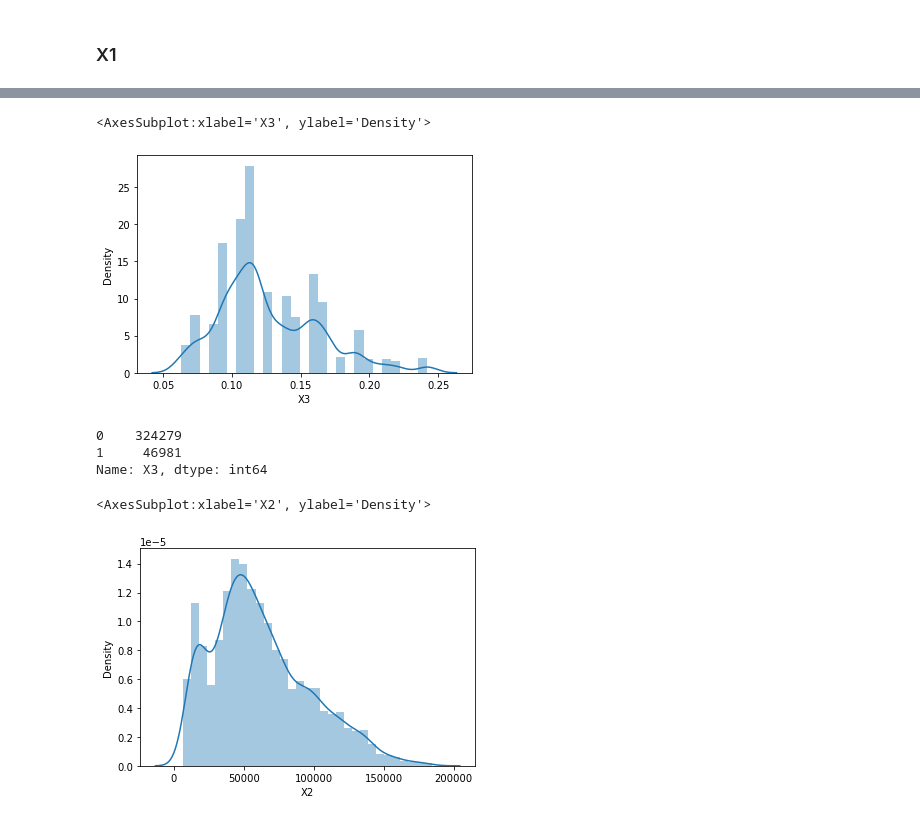
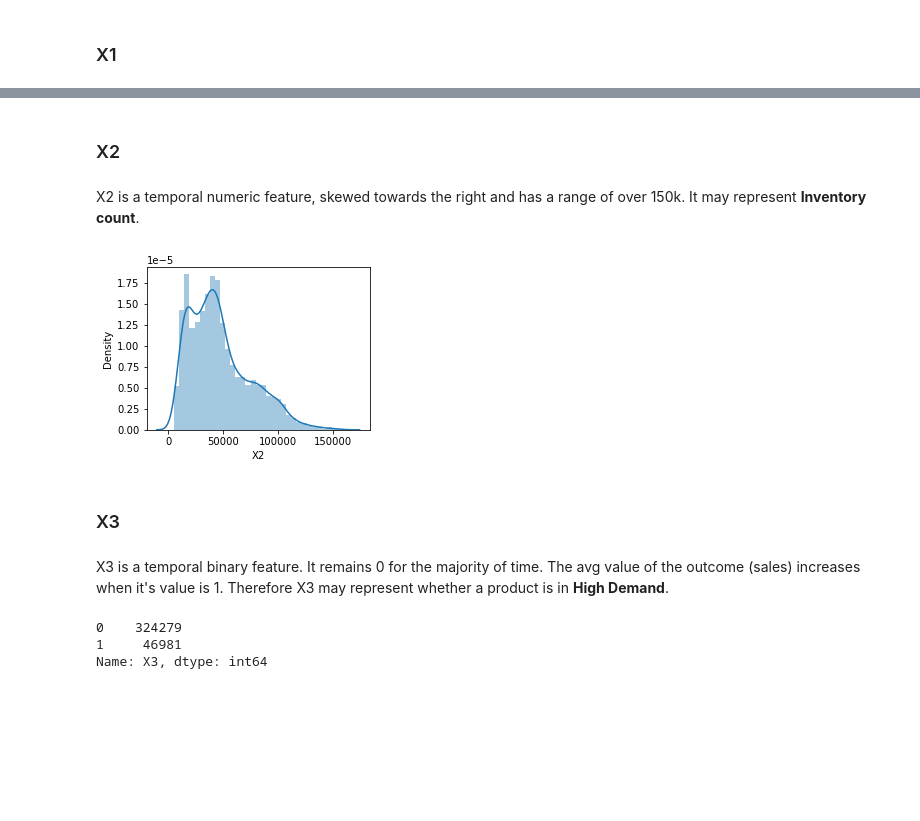
Before and after one commit to sargun-nagpal/Causal-Counterfactual-Forecasting-ACIC2023, a Jupyter notebook: code/Exploratory Data Analysis.ipynb, the cells around one changed output, grey strips where cells are left out. Cells and saved outputs as stored; diff of their text form; code cells hidden in the pictures; blank space fills up the shorter version.

```diff
--- a/code/Exploratory Data Analysis.ipynb
+++ b/code/Exploratory Data Analysis.ipynb
@@ -127,16 +158,20 @@ df.groupby(by='unitID')['X3'].mean().max()
+# %% [markdown]
+### X2
+# %% [markdown]
+X2 is a temporal numeric feature, skewed towards the right and has a range of over 150k. It may represent **Inventory count**.
 # %%
-sns.distplot(df.groupby(by='unitID')['X3'].mean())
+plt.figure(figsize=(4,3))
+sns.distplot(df.groupby(by='unitID')['X2'].mean())
+plt.show()
 # %% [output]
-<AxesSubplot:xlabel='X3', ylabel='Density'>
-[figure, old version]
+[figure, new version]
+# %% [markdown]
+### X3
+# %% [markdown]
+X3 is a temporal binary feature. It remains 0 for the majority of time. The avg value of the outcome (sales) increases when it's value is 1. Therefore X3 may represent whether a product is in **High Demand**.
 # %%
 df['X3'].value_counts()
 # %% [output]
 0    324279
 1     46981
 Name: X3, dtype: int64
-# %%
-sns.distplot(df[df['weekID']==0]['X2'])
-# %% [output]
-<AxesSubplot:xlabel='X2', ylabel='Density'>
-[figure, removed]
```
Also changed, not shown: parts of 42 cells of this notebook.
